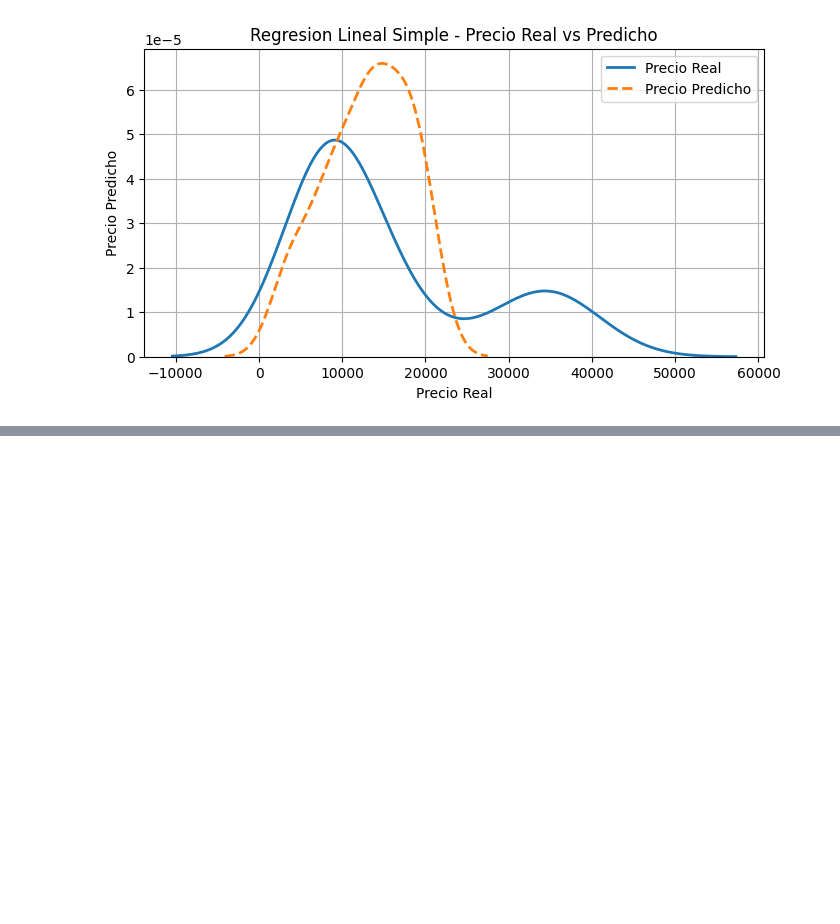
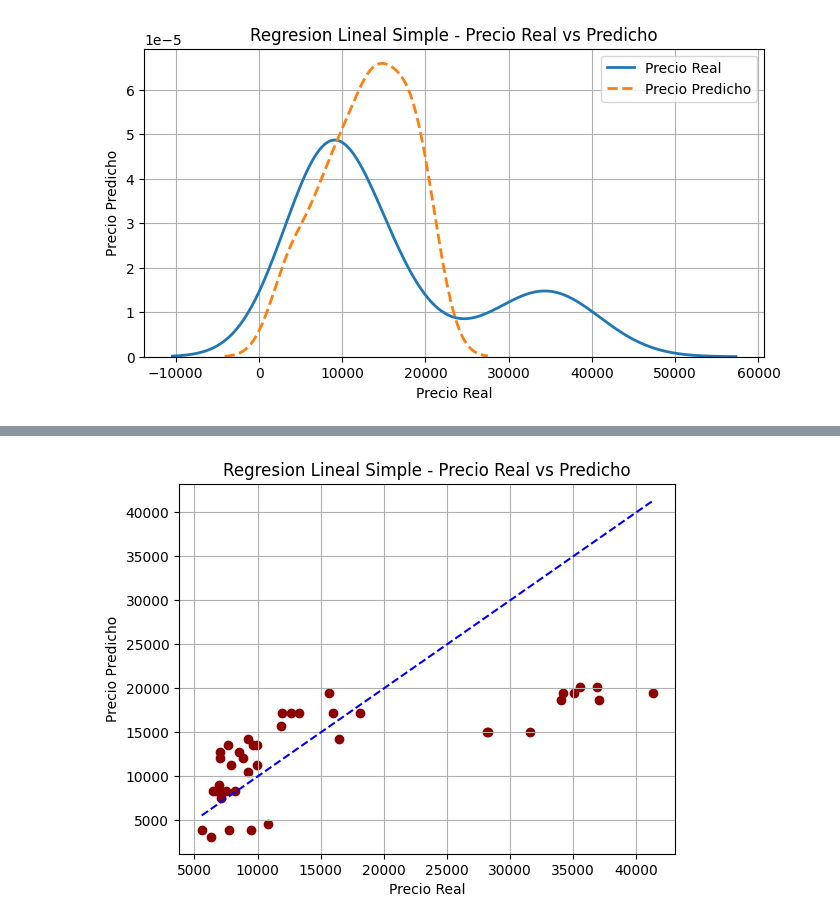
Before and after one commit to Jose-Gabriel-Rodriguez/MachineLearning, a Jupyter notebook: Unidad2/1_Regresion_Lineal_Simple_Automobile.ipynb, the cells around one changed output, grey strips where cells are left out. Cells and saved outputs as stored; diff of their text form; code cells hidden in the pictures; blank space fills up the shorter version.

```diff
--- a/Unidad2/1_Regresion_Lineal_Simple_Automobile.ipynb
+++ b/Unidad2/1_Regresion_Lineal_Simple_Automobile.ipynb
@@ -123,0 +130,10 @@ plt.show()
+# %%
+plt.scatter(y_test, y_pred, color='darkred')
+plt.plot([y_test.min(), y_test.max()], [y_test.min(), y_test.max()], 'b--')  # Línea ideal
+plt.xlabel("Precio Real")
+plt.ylabel("Precio Predicho")
+plt.title("Regresion Lineal Simple - Precio Real vs Predicho")
+plt.grid(True)
+plt.show()
+# %% [output]
+[figure, added]
```
Also changed, not shown: parts of 5 cells of this notebook.
